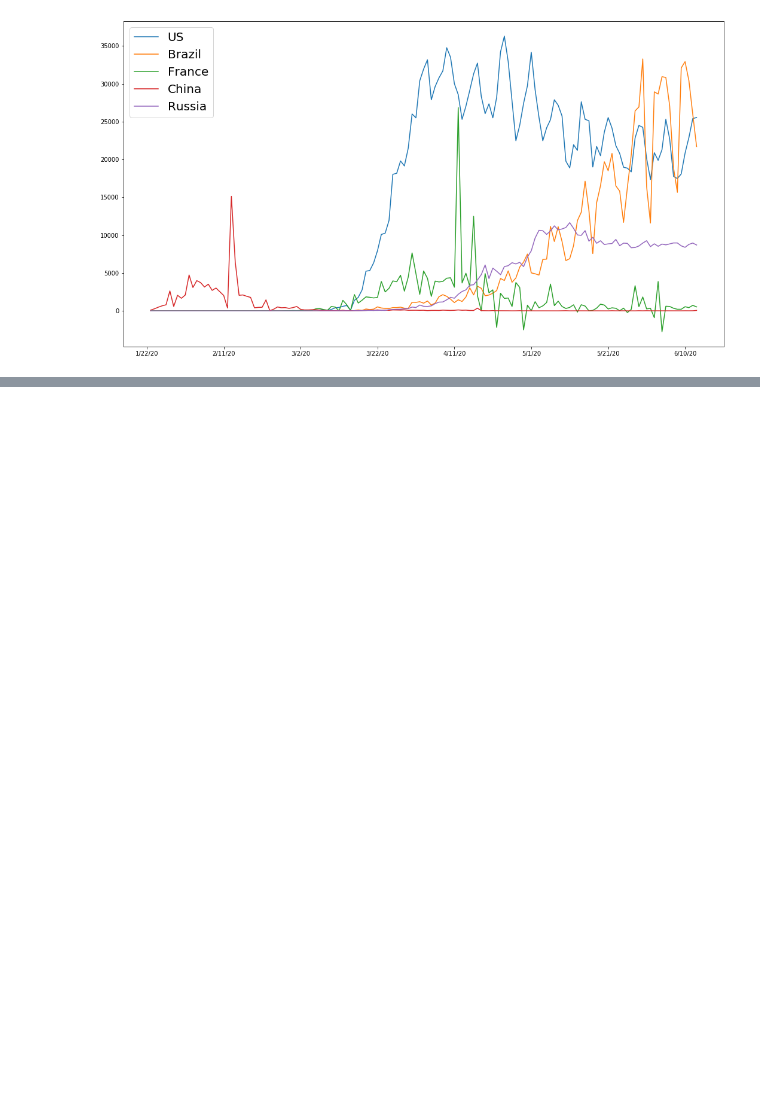
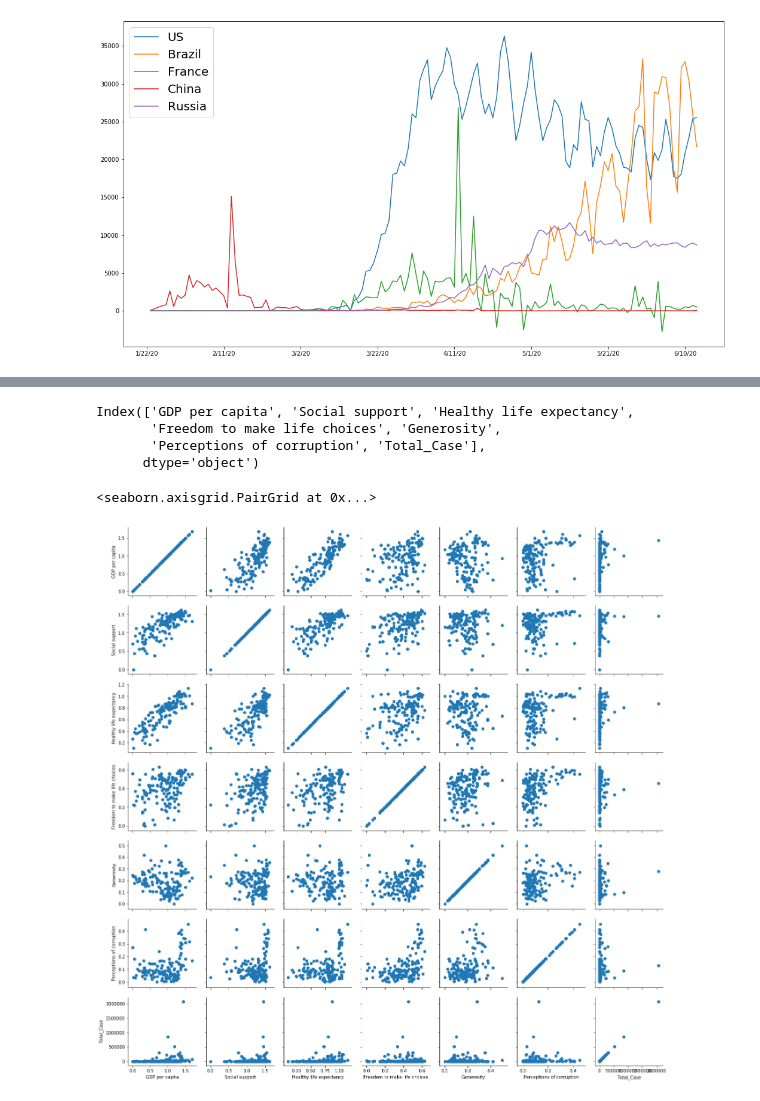
Before and after one commit to siouwun/Covid19-Data-Analysis, a Jupyter notebook: Covid19.ipynb, the cells around one changed output, grey strips where cells are left out. Cells and saved outputs as stored; diff of their text form; code cells hidden in the pictures; blank space fills up the shorter version.

Commit message:
Import world happiness dataset

```diff
--- a/Covid19.ipynb
+++ b/Covid19.ipynb
@@ -161,0 +177,4 @@ for c in covid_diff_top5:
+# %%
+irrelevant_world_cols = ['Overall rank','Score']
+world_happiness = world_happiness.drop(irrelevant_world_cols, axis=1)
+world_happiness.set_index(['Country or region'], inplace=True)
@@ -161,0 +190,6 @@ for c in covid_diff_top5:
+# %%
+idx_rename = {'US':'United States', 'Korea, South': 'South Korea','Taiwan*':'Taiwan','Czechia':'Czech Republic',
+              'Trinidad and Tobago':'Trinidad & Tobago',
+              }
+covid_total_revised = covid_total.rename(index=idx_rename)
+covid_total_revised
@@ -161,0 +211,4 @@ for c in covid_diff_top5:
+# %%
+## Join world_happiness and covid_total_revised dataframe
+covid_combine_W = world_happiness.join(covid_total_revised)
+covid_combine_W.isnull().sum() # Show the number of null value
@@ -161,0 +224,4 @@ for c in covid_diff_top5:
+# %%
+### Drop the row with null value
+covid_final = covid_combine_W.dropna(axis=0)
+covid_final.isnull().sum()
@@ -161,0 +237,14 @@ for c in covid_diff_top5:
+# %%
+covid_final.columns
+# %% [output]
+Index(['GDP per capita', 'Social support', 'Healthy life expectancy',
+       'Freedom to make life choices', 'Generosity',
+       'Perceptions of corruption', 'Total_Case'],
+      dtype='object')
+# %%
+g = sns.PairGrid(covid_final, vars=['GDP per capita','Social support','Healthy life expectancy',
+               'Freedom to make life choices','Generosity','Perceptions of corruption','Total_Case'])
+g.map(plt.scatter)
+# %% [output]
+<seaborn.axisgrid.PairGrid at 0x...>
+[figure, added]
```
Also changed, not shown: parts of 8 cells of this notebook, 1 other file.
